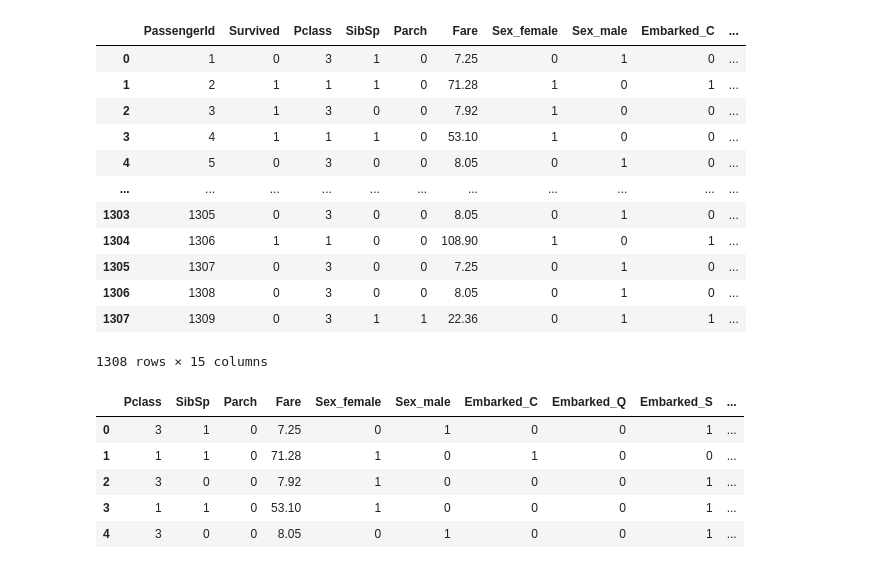
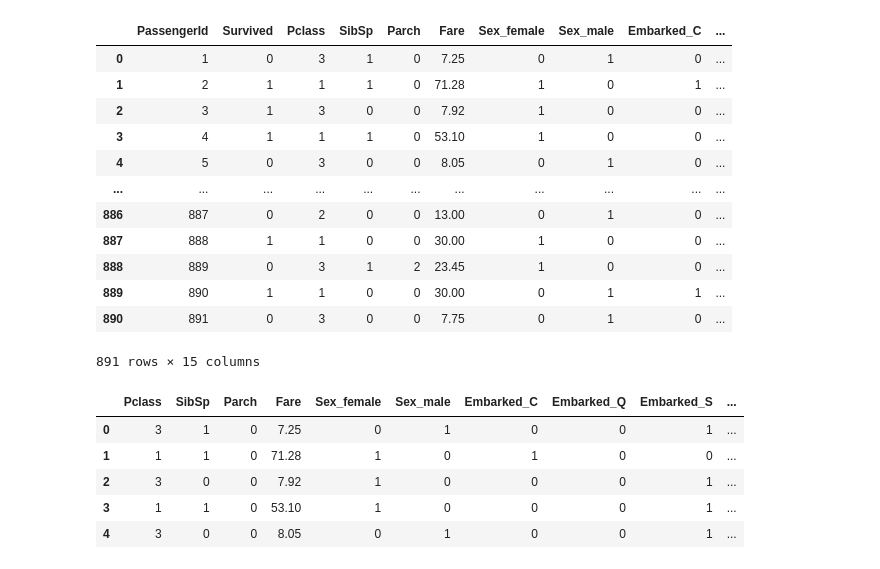
Before and after one commit to drrobb04/titanic-ml-project, a Jupyter notebook: Data Set Up - Copy.ipynb, the cells around one changed output. Drawn from its saved outputs; the diff is of its cells as text; code cells hidden in the pictures.

```diff
--- a/Data Set Up - Copy.ipynb
+++ b/Data Set Up - Copy.ipynb
@@ -6,49 +6,50 @@ import matplotlib.pyplot as plt
 import numpy as np
 # %%
 #read in train csv
-train_df = pd.read_csv("data/train.csv")
-test_df = pd.read_csv("data/test_1.csv")
-titanic_df = pd.concat([train_df,test_df], ignore_index = True)
+#train_df = pd.read_csv("data/train.csv")
+titanic_df = pd.read_csv("data/train.csv")
+#test_df = pd.read_csv("data/test_1.csv")
+#titanic_df = pd.concat([train_df,test_df], ignore_index = True)
 titanic_df['title'] = titanic_df.Name.apply(lambda x: x.split(',')[1].split('.')[0].strip())
 titanic_df = pd.get_dummies(titanic_df, columns=['Sex','Embarked','title'])
 titanic_df = titanic_df.drop(columns=[
     'Name',
     #'Fare',
     'Ticket',
     'Cabin',
     'Age',
     'title_Major',
     'title_Rev',
     'title_Col',
     'title_Dr',
     'title_Jonkheer',
     'title_Ms',
     'title_Mme',
     'title_Mlle',
     'title_Lady',
-    'title_Dona',
+    #'title_Dona',
     'title_the Countess',
     'title_Sir',
     'title_Don',
     'title_Capt'
 ])
 #titanic_df = titanic_df.drop(columns=['Sex_female'])
 titanic_df['Fare'] = titanic_df['Fare'].round(2)
 titanic_df
 # %% [output]
 |  | PassengerId | Survived | Pclass | SibSp | Parch | Fare | Sex_female | Sex_male | Embarked_C | ... |
 | 0 | 1 | 0 | 3 | 1 | 0 | 7.25 | 0 | 1 | 0 | ... |
 | 1 | 2 | 1 | 1 | 1 | 0 | 71.28 | 1 | 0 | 1 | ... |
 | 2 | 3 | 1 | 3 | 0 | 0 | 7.92 | 1 | 0 | 0 | ... |
 | 3 | 4 | 1 | 1 | 1 | 0 | 53.10 | 1 | 0 | 0 | ... |
 | 4 | 5 | 0 | 3 | 0 | 0 | 8.05 | 0 | 1 | 0 | ... |
 | ... | ... | ... | ... | ... | ... | ... | ... | ... | ... | ... |
-| 1303 | 1305 | 0 | 3 | 0 | 0 | 8.05 | 0 | 1 | 0 | ... |
-| 1304 | 1306 | 1 | 1 | 0 | 0 | 108.90 | 1 | 0 | 1 | ... |
-| 1305 | 1307 | 0 | 3 | 0 | 0 | 7.25 | 0 | 1 | 0 | ... |
-| 1306 | 1308 | 0 | 3 | 0 | 0 | 8.05 | 0 | 1 | 0 | ... |
-| 1307 | 1309 | 0 | 3 | 1 | 1 | 22.36 | 0 | 1 | 1 | ... |
+| 886 | 887 | 0 | 2 | 0 | 0 | 13.00 | 0 | 1 | 0 | ... |
+| 887 | 888 | 1 | 1 | 0 | 0 | 30.00 | 1 | 0 | 0 | ... |
+| 888 | 889 | 0 | 3 | 1 | 2 | 23.45 | 1 | 0 | 0 | ... |
+| 889 | 890 | 1 | 1 | 0 | 0 | 30.00 | 0 | 1 | 1 | ... |
+| 890 | 891 | 0 | 3 | 0 | 0 | 7.75 | 0 | 1 | 0 | ... |
-1308 rows × 15 columns
+891 rows × 15 columns
 # %%
 # RF ML Testing
 
```
Also changed, not shown: parts of 10 cells of this notebook, 3 other files.
